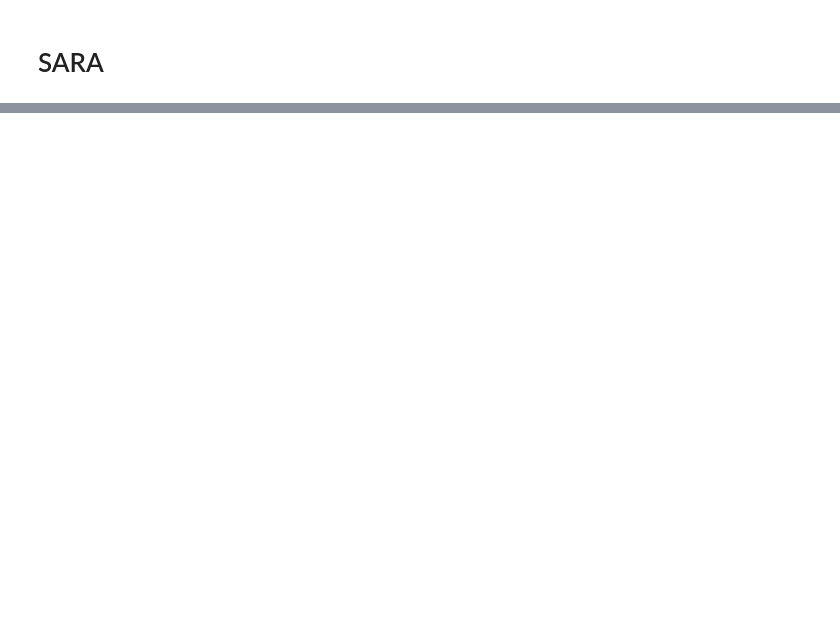
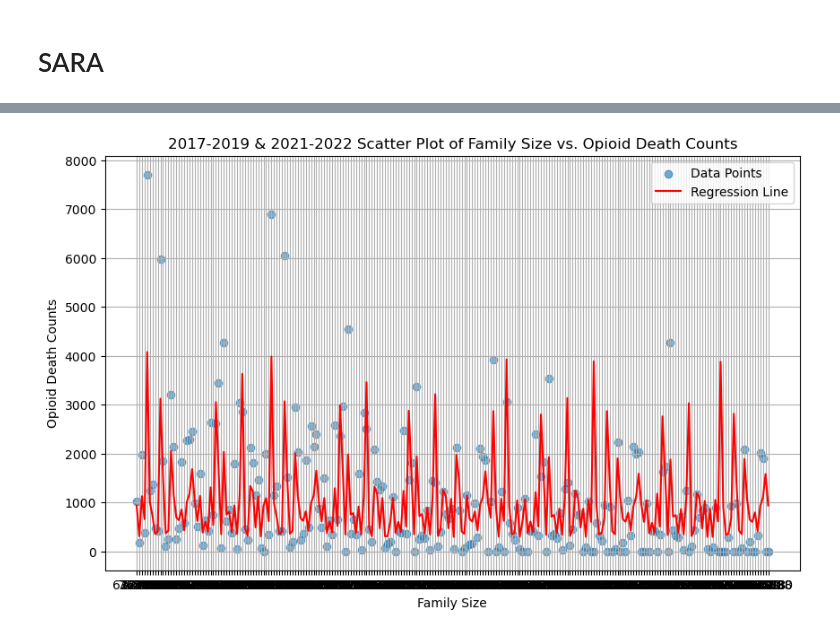
Before and after one commit to kikichan1/Project-1, a Jupyter notebook: Family_Size_Notebook.ipynb, the cells around one changed output, grey strips where cells are left out. Saved outputs shown, nothing was run; the diff lists cells and outputs as text; code cells hidden in the pictures; blank space fills up the shorter version.

Commit message:
Visuals Commit

```diff
--- a/Family_Size_Notebook.ipynb
+++ b/Family_Size_Notebook.ipynb
@@ -90,0 +278,7 @@ family_size_df = pd.DataFrame(requests.get(family_size_url).json()[1:], columns=
+# %%
+# Read Drug Overdose Data File opioid_death_counts.csv and store into Pandas DataFrames
+import pandas as pd
+file_path = 'Data/opioid_death_counts.csv'
+opioid_death_counts_df = pd.read_csv(file_path)
+
+opioid_death_counts_df
@@ -90,0 +299,4 @@ family_size_df = pd.DataFrame(requests.get(family_size_url).json()[1:], columns=
+# %%
+# Merge Drug Overdose Dataframe and Family Size Dataframe
+merged_opioid_family_size = pd.merge(combined_family_size_df, opioid_death_counts_df, on=['Year', 'State'])
+merged_opioid_family_size
@@ -90,0 +317,42 @@ family_size_df = pd.DataFrame(requests.get(family_size_url).json()[1:], columns=
+# %%
+import pandas as pd
+import matplotlib.pyplot as plt
+import statsmodels.api as sm
+
+# Assuming merged_opioid_family_size is your DataFrame
+# Create a scatter plot
+plt.figure(figsize=(10, 6))
+plt.scatter(merged_opioid_family_size['Estimated Total Family Household(Householder Living Alone)'],
+            merged_opioid_family_size['Total Opioid Deaths'], alpha=0.6, label='Data Points')
+
+# Define the independent variable (X) and dependent variable (y)
+X = merged_opioid_family_size['Estimated Total Family Household(Householder Living Alone)'].astype(float)
+y = merged_opioid_family_size['Total Opioid Deaths'].astype(float)
+
+# Add a constant to the independent variable (for the intercept)
+X = sm.add_constant(X)
+
+# Fit the regression model
+model = sm.OLS(y, X).fit()
+
+# Get the predicted values for the regression line
+predictions = model.predict(X)
+
+# Plot the regression line
+plt.plot(merged_opioid_family_size['Estimated Total Family Household(Householder Living Alone)'],
+         predictions, color='red', label='Regression Line')
+
+# Customize the plot
+plt.title('2017-2019 & 2021-2022 Scatter Plot of Family Size vs. Opioid Death Counts')
+plt.xlabel('Family Size')
+plt.ylabel('Opioid Death Counts')
+plt.legend()
+plt.grid(True)
+
+# Show the plot
+plt.show()
+
+# Print the regression results
+plt.show()
+# %% [output]
+[figure, added]
```
Also changed, not shown: parts of 15 cells of this notebook, 2 other files.
